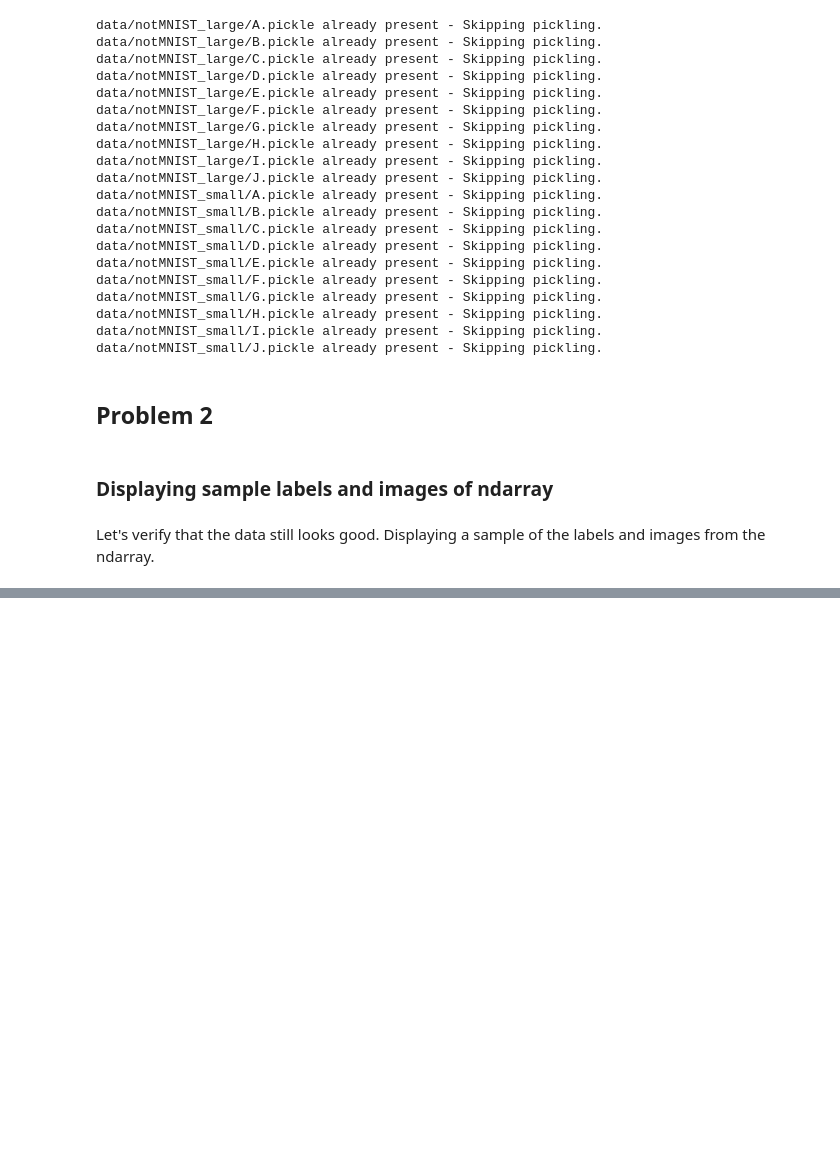
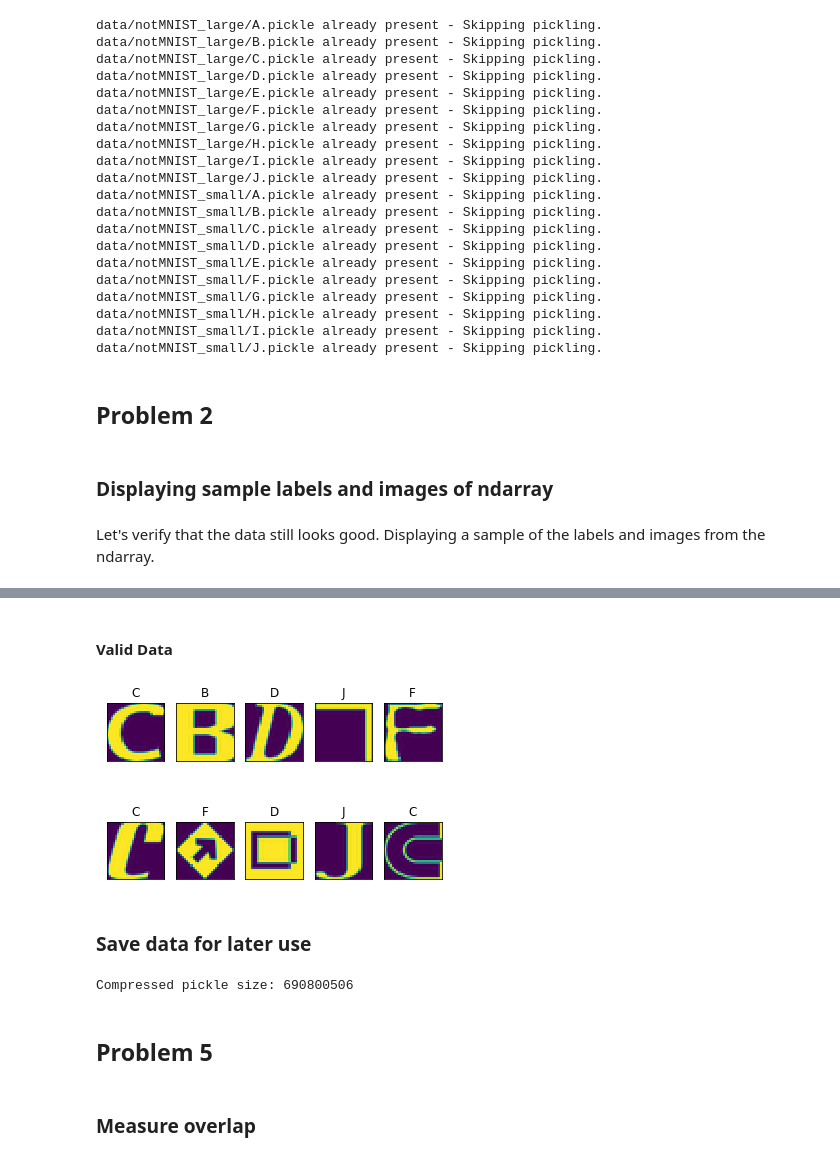
Before and after one commit to Codutie/google-deeplearning-course, a Jupyter notebook: deep_learning_1.ipynb, the cells around one changed output, grey strips where cells are left out. Drawn from its saved outputs; the diff is of its cells as text; code cells hidden in the pictures; blank space fills up the shorter version.

```diff
--- a/deep_learning_1.ipynb
+++ b/deep_learning_1.ipynb
@@ -210,0 +356,8 @@ display_random_pickles(train_datasets, 10)
+# %% [markdown]
+#### Valid Data
+# %%
+display_random_data(valid_dataset, valid_labels, 10)
+# %% [output]
+[figure, added]
+# %% [markdown]
+### Save data for later use
@@ -210,0 +382,9 @@ display_random_pickles(train_datasets, 10)
+# %%
+statinfo = os.stat(pickle_file)
+print('Compressed pickle size:', statinfo.st_size)
+# %% [output]
+Compressed pickle size: 690800506
+# %% [markdown]
+## Problem 5
+# %% [markdown]
+### Measure overlap
```
Also changed, not shown: parts of 26 cells of this notebook.
